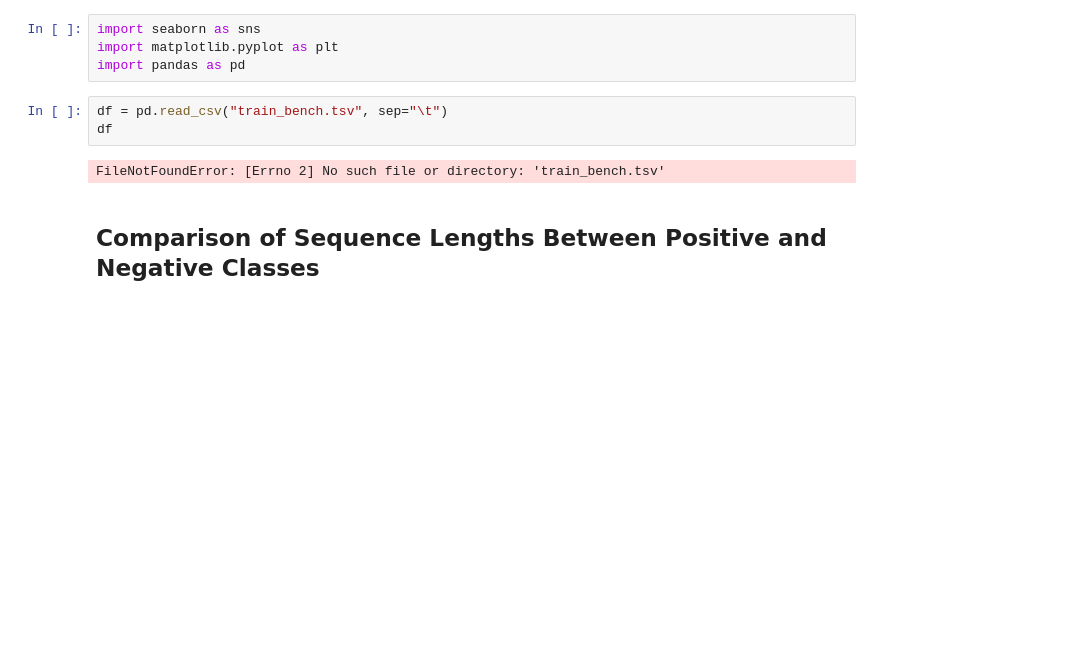
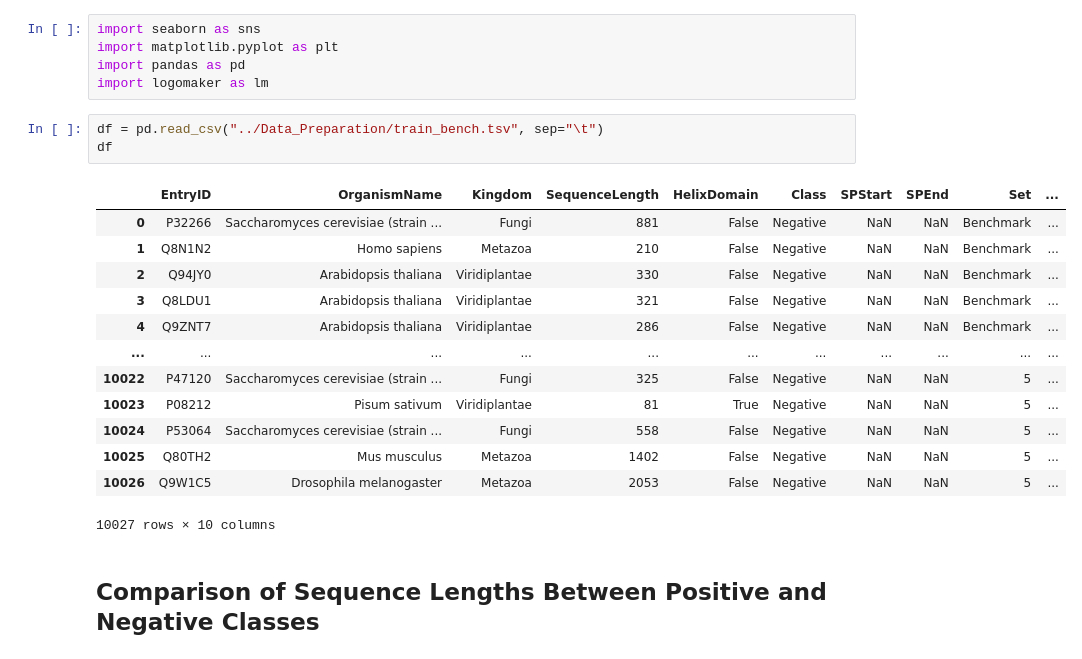
Before and after one commit to LucaCagnini/LB2_project_Group_3, a Jupyter notebook: Data_Analysis/plots.ipynb, the cells around one changed output. Cells and saved outputs as stored; diff of their text form; blank space fills up the shorter version.

```diff
--- a/Data_Analysis/plots.ipynb
+++ b/Data_Analysis/plots.ipynb
@@ -2,11 +2,24 @@
 import seaborn as sns
 import matplotlib.pyplot as plt
 import pandas as pd
+import logomaker as lm
 # %%
-df = pd.read_csv("train_bench.tsv", sep="\t")
+df = pd.read_csv("../Data_Preparation/train_bench.tsv", sep="\t")
 df
 # %% [output]
+|  | EntryID | OrganismName | Kingdom | SequenceLength | HelixDomain | Class | SPStart | SPEnd | Set | ... |
+| 0 | P32266 | Saccharomyces cerevisiae (strain ... | Fungi | 881 | False | Negative | NaN | NaN | Benchmark | ... |
+| 1 | Q8N1N2 | Homo sapiens | Metazoa | 210 | False | Negative | NaN | NaN | Benchmark | ... |
+| 2 | Q94JY0 | Arabidopsis thaliana | Viridiplantae | 330 | False | Negative | NaN | NaN | Benchmark | ... |
+| 3 | Q8LDU1 | Arabidopsis thaliana | Viridiplantae | 321 | False | Negative | NaN | NaN | Benchmark | ... |
+| 4 | Q9ZNT7 | Arabidopsis thaliana | Viridiplantae | 286 | False | Negative | NaN | NaN | Benchmark | ... |
+| ... | ... | ... | ... | ... | ... | ... | ... | ... | ... | ... |
+| 10022 | P47120 | Saccharomyces cerevisiae (strain ... | Fungi | 325 | False | Negative | NaN | NaN | 5 | ... |
+| 10023 | P08212 | Pisum sativum | Viridiplantae | 81 | True | Negative | NaN | NaN | 5 | ... |
+| 10024 | P53064 | Saccharomyces cerevisiae (strain ... | Fungi | 558 | False | Negative | NaN | NaN | 5 | ... |
+| 10025 | Q80TH2 | Mus musculus | Metazoa | 1402 | False | Negative | NaN | NaN | 5 | ... |
+| 10026 | Q9W1C5 | Drosophila melanogaster | Metazoa | 2053 | False | Negative | NaN | NaN | 5 | ... |
-FileNotFoundError: [Errno 2] No such file or directory: 'train_bench.tsv'
+10027 rows × 10 columns
 # %% [markdown]
 ## Comparison of Sequence Lengths Between Positive and Negative Classes
 # %%
```
Also changed, not shown: parts of 25 cells of this notebook, 11 other files.
